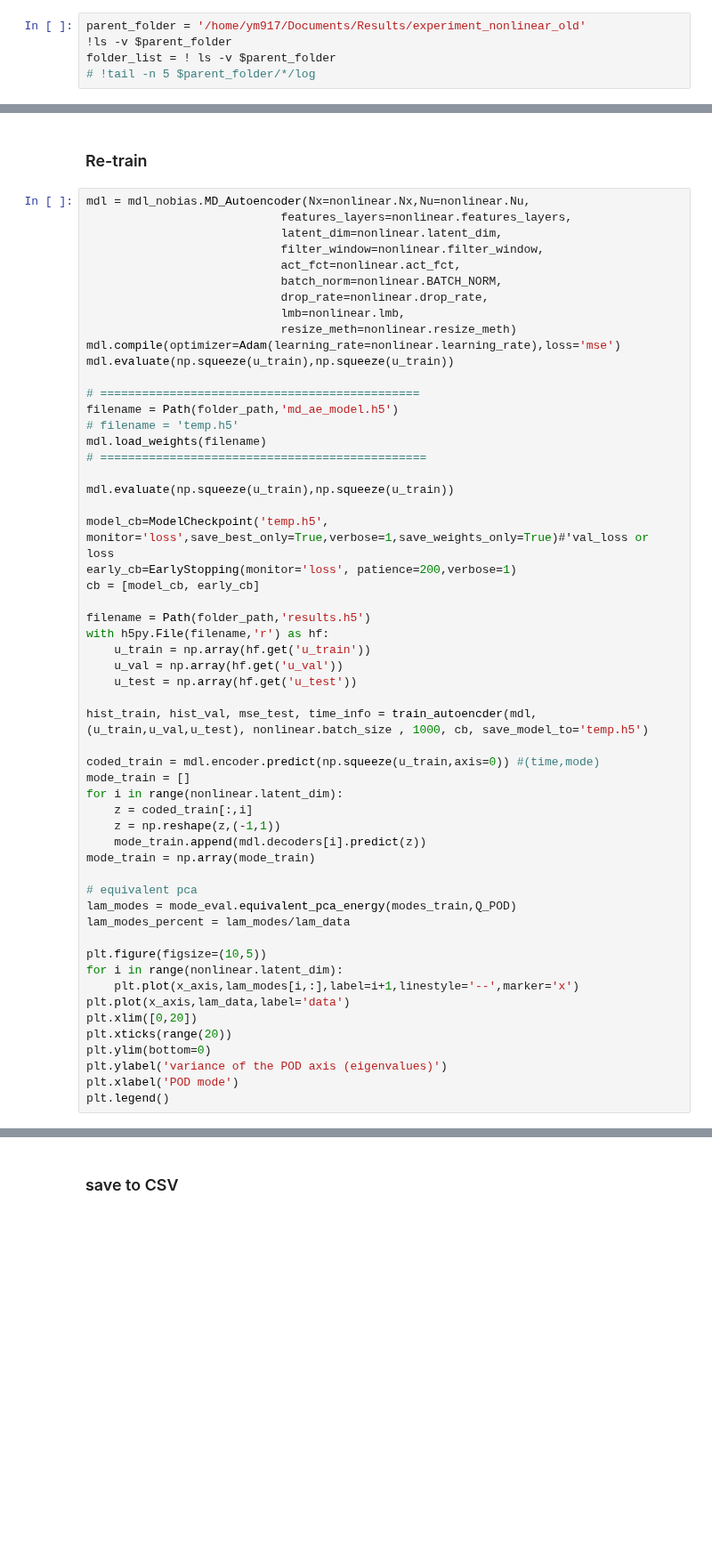
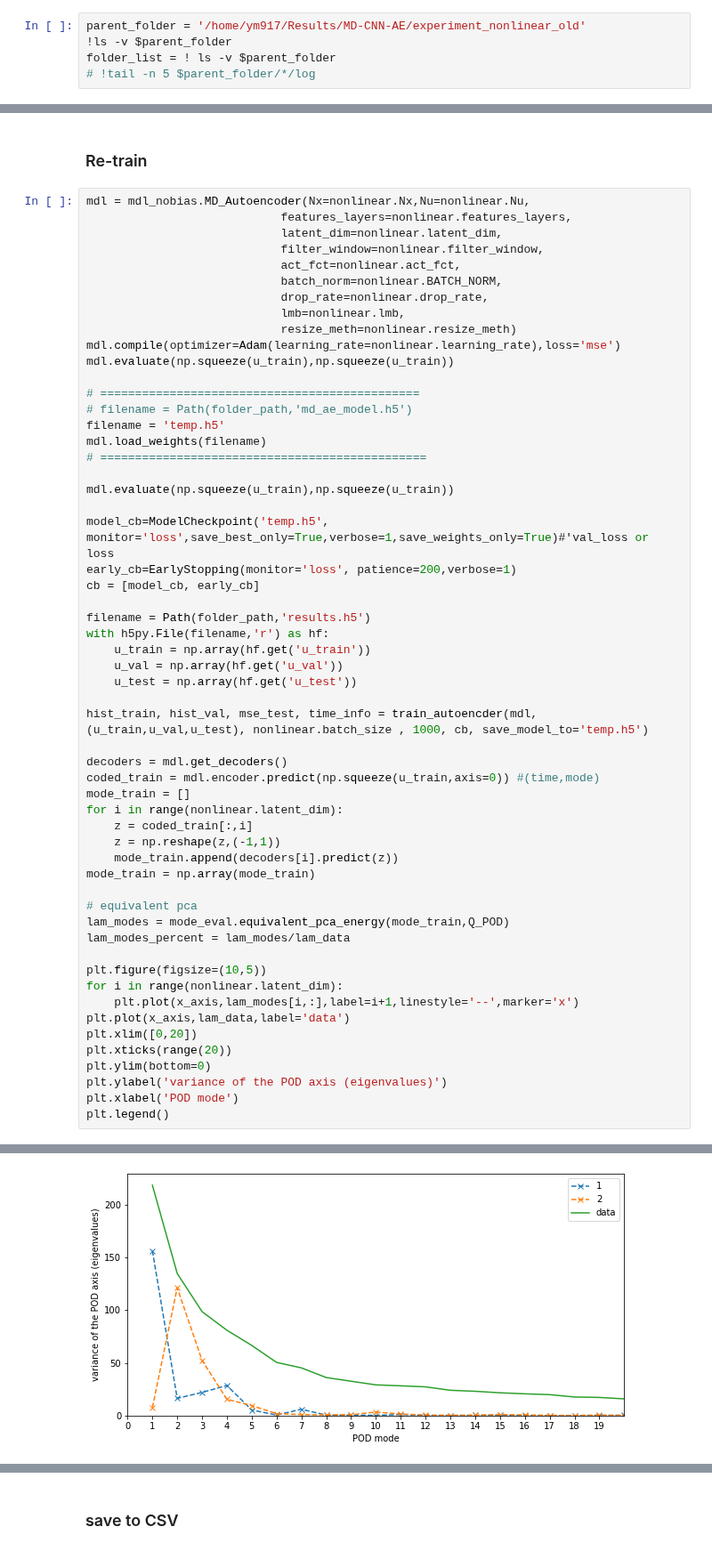
Before and after one commit to MagriLab/MD-CNN-AE, a Jupyter notebook: visualise_experiment.ipynb, the cells around one changed output, grey strips where cells are left out. Shown at 89% size. Drawn from its saved outputs; the diff is of its cells as text; blank space fills up the shorter version.

Commit message:
added nonlinear re-training

```diff
--- a/visualise_experiment.ipynb
+++ b/visualise_experiment.ipynb
@@ -204,7 +204,7 @@ plt.show()
 # %% [markdown]
 # Nonlinear
 # %%
-parent_folder = '/home/ym917/Documents/Results/experiment_nonlinear_old'
+parent_folder = '/home/ym917/Results/MD-CNN-AE/experiment_nonlinear_old'
 !ls -v $parent_folder
 folder_list = ! ls -v $parent_folder
 # !tail -n 5 $parent_folder/*/log
@@ -332,8 +336,8 @@ mdl.compile(optimizer=Adam(learning_rate=nonlinear.learning_rate),loss='mse')
 mdl.evaluate(np.squeeze(u_train),np.squeeze(u_train))
 
 # ==============================================
-filename = Path(folder_path,'md_ae_model.h5')
-# filename = 'temp.h5'
+# filename = Path(folder_path,'md_ae_model.h5')
+filename = 'temp.h5'
 mdl.load_weights(filename)
 # ===============================================
 
@@ -351,16 +355,17 @@ with h5py.File(filename,'r') as hf:
 
 hist_train, hist_val, mse_test, time_info = train_autoencder(mdl, (u_train,u_val,u_test), nonlinear.batch_size , 1000, cb, save_model_to='temp.h5')
 
+decoders = mdl.get_decoders()
 coded_train = mdl.encoder.predict(np.squeeze(u_train,axis=0)) #(time,mode)
 mode_train = []
 for i in range(nonlinear.latent_dim):
     z = coded_train[:,i]
     z = np.reshape(z,(-1,1))
-    mode_train.append(mdl.decoders[i].predict(z))
+    mode_train.append(decoders[i].predict(z))
 mode_train = np.array(mode_train)
 
 # equivalent pca
-lam_modes = mode_eval.equivalent_pca_energy(modes_train,Q_POD)
+lam_modes = mode_eval.equivalent_pca_energy(mode_train,Q_POD)
 lam_modes_percent = lam_modes/lam_data
 
 plt.figure(figsize=(10,5))
@@ -394,0 +400 @@ KeyboardInterrupt:
+[figure, added]
```
Also changed, not shown: parts of 5 cells of this notebook.
